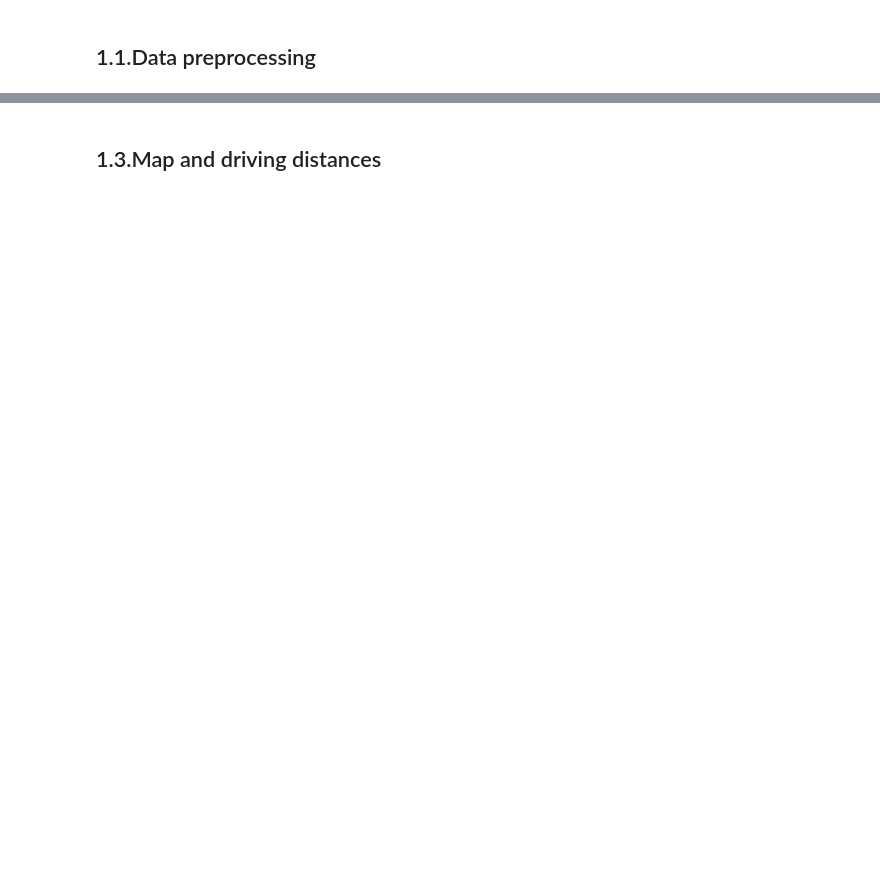
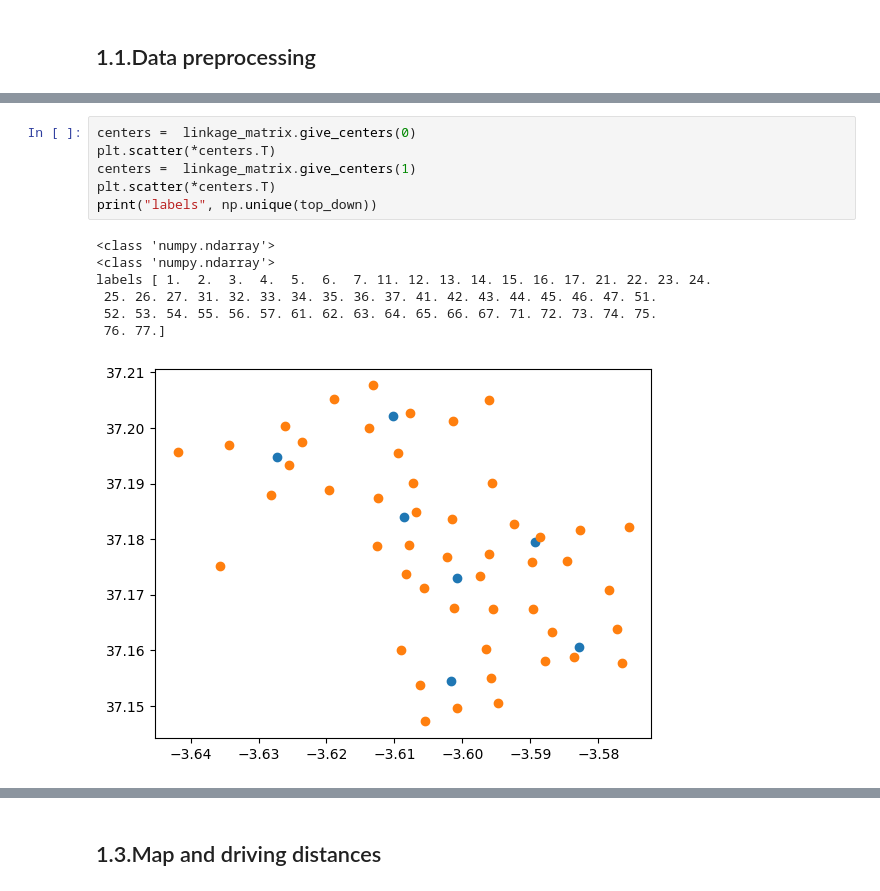
Before and after one commit to pasqal-io/Pasqal_Hackathon_Feb25_Team_03, a Jupyter notebook: get_bus_stops.ipynb, the cells around one changed output, grey strips where cells are left out. Drawn from its saved outputs; the diff is of its cells as text; blank space fills up the shorter version.

```diff
--- a/get_bus_stops.ipynb
+++ b/get_bus_stops.ipynb
@@ -253 +254,15 @@ plt.show()
+# %%
+centers =  linkage_matrix.give_centers(0)
+plt.scatter(*centers.T)
+centers =  linkage_matrix.give_centers(1)
+plt.scatter(*centers.T)
+print("labels", np.unique(top_down))
+# %% [output]
+<class 'numpy.ndarray'>
+<class 'numpy.ndarray'>
+labels [ 1.  2.  3.  4.  5.  6.  7. 11. 12. 13. 14. 15. 16. 17. 21. 22. 23. 24.
+ 25. 26. 27. 31. 32. 33. 34. 35. 36. 37. 41. 42. 43. 44. 45. 46. 47. 51.
+ 52. 53. 54. 55. 56. 57. 61. 62. 63. 64. 65. 66. 67. 71. 72. 73. 74. 75.
+ 76. 77.]
+[figure, added]
 # %%
```
Also changed, not shown: parts of 16 cells of this notebook.
